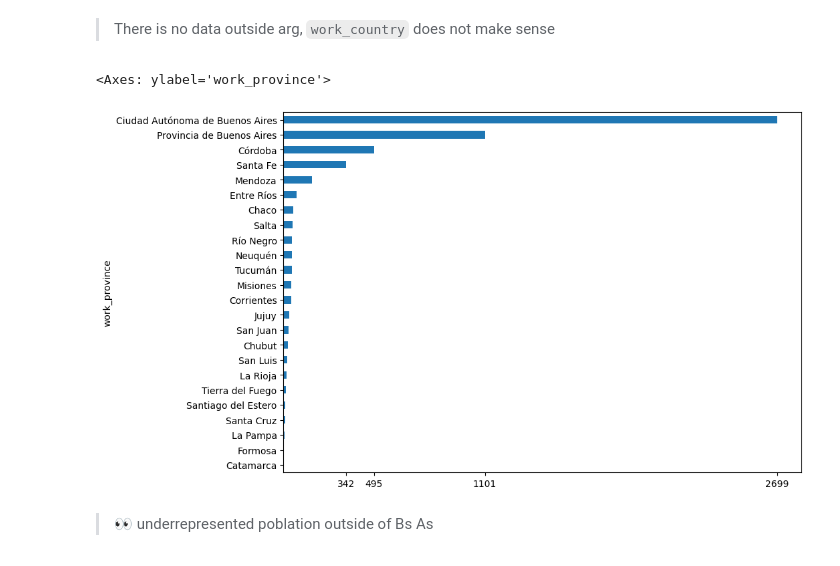
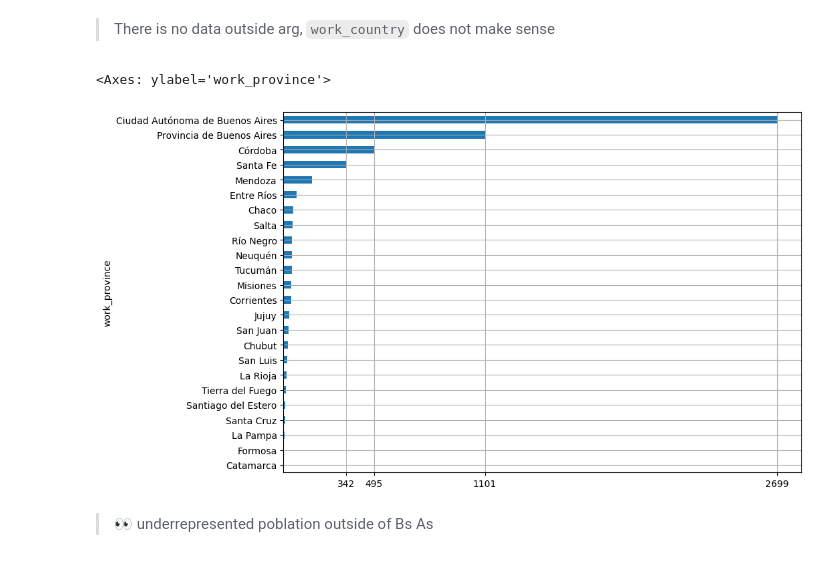
Before and after one commit to brivadeneira/diplo-notes, a Jupyter notebook: 1.1.exploring_tech_salaries_dataset.ipynb, the cells around one changed output. Cells and saved outputs as stored; diff of their text form; code cells hidden in the pictures.

```diff
--- a/1.1.exploring_tech_salaries_dataset.ipynb
+++ b/1.1.exploring_tech_salaries_dataset.ipynb
@@ -128,10 +128,11 @@ df = df.drop('work_country', axis=1)
 # %%
 work_province_counting = df.work_province.value_counts().sort_values()
 work_province_counting.plot(kind='barh', figsize=(10, 7),
-                           xticks=work_province_counting[-4:].to_list())
+                           xticks=work_province_counting[-4:].to_list(),
+                           grid=True)
 # %% [output]
 <Axes: ylabel='work_province'>
-[figure, old version]
+[figure, new version]
 # %% [markdown]
 > 👀 underrepresented poblation outside of Bs As
 # %% [markdown]
```
Also changed, not shown: parts of 2 cells of this notebook, 2 other files.
